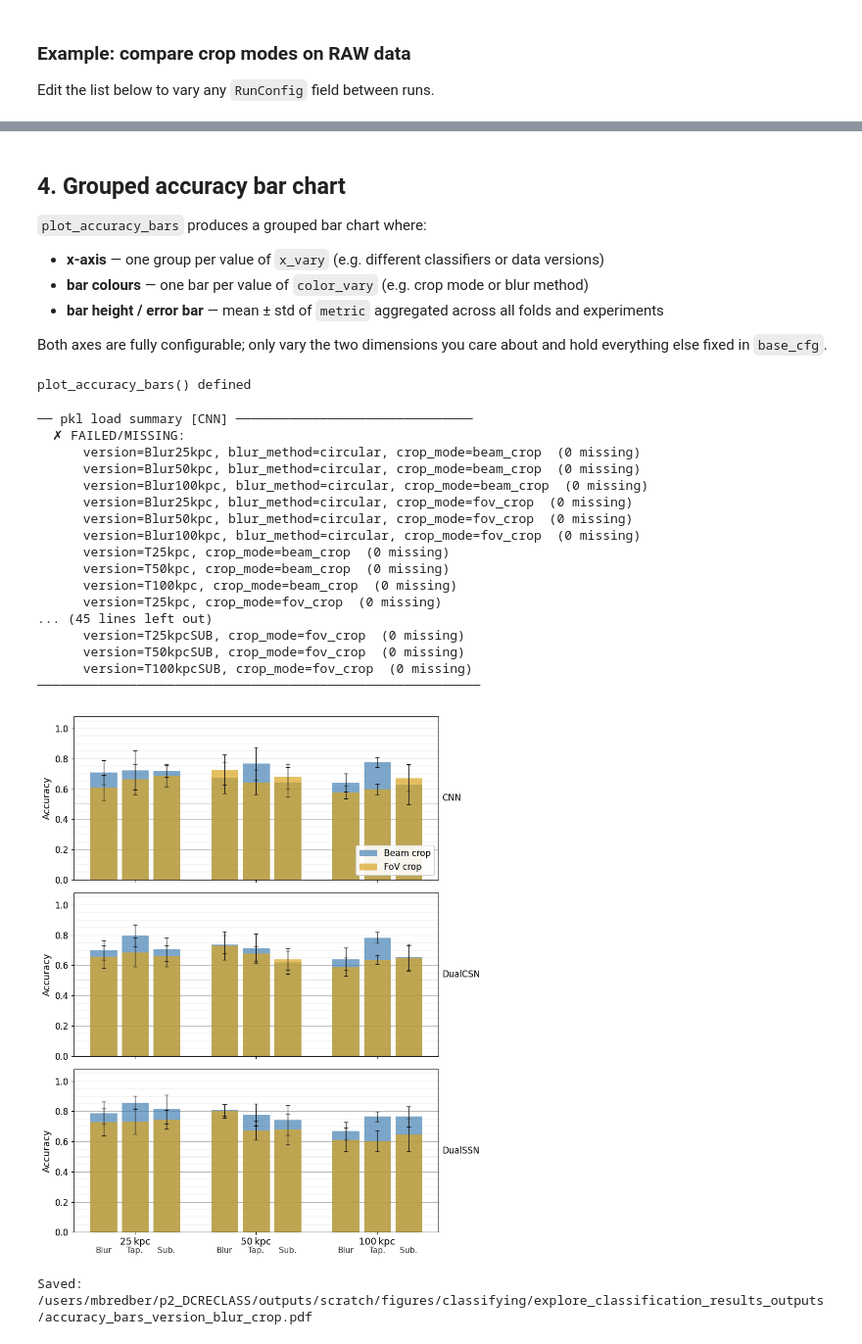
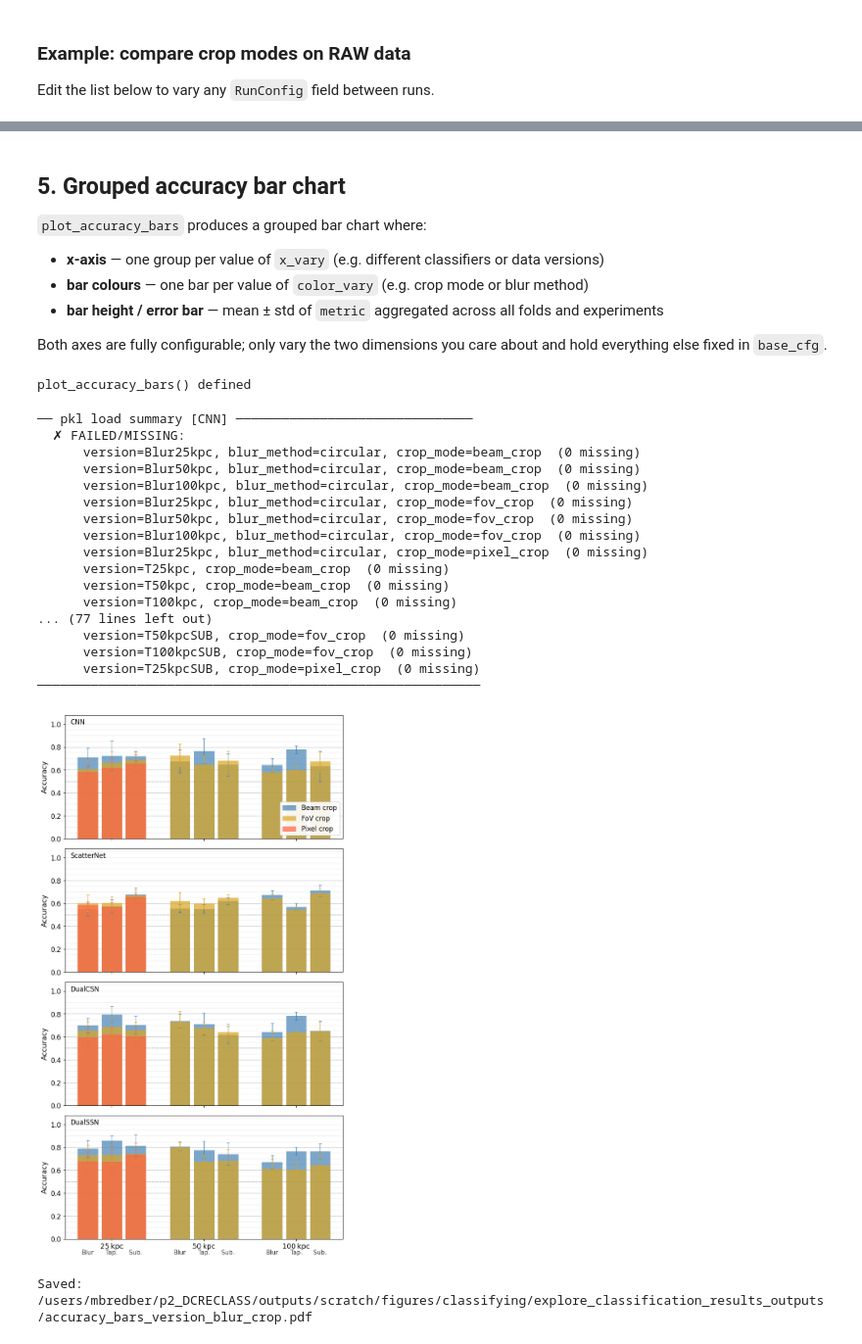
Before and after one commit to MarkusBredberg/dcreclass, a Jupyter notebook: notebooks/explore_classification_results.ipynb, the cells around one changed output, grey strips where cells are left out. Shown at 98% size. Cells and saved outputs as stored; diff of their text form; code cells hidden in the pictures.

```diff
--- a/notebooks/explore_classification_results.ipynb
+++ b/notebooks/explore_classification_results.ipynb
@@ -809,5 +1861,5 @@ Saved: /users/mbredber/p2_DCRECLASS/outputs/scratch/figures/classifying/explore_
 # %% [markdown]
-## 4. Grouped accuracy bar chart
+## 5. Grouped accuracy bar chart
 
 `plot_accuracy_bars` produces a grouped bar chart where:
 - **x-axis** — one group per value of `x_vary` (e.g. different classifiers or data versions)
@@ -923,6 +1975,7 @@ def _draw_bars(
     distinguish_result_versions: bool,
     result_version_priority: List[str],
     legacy_overlay_value: Optional[str],
+    _ov_vals_by_scale: Optional[dict] = None,
     show_n_files: bool = False,
 ) -> list:
     """Draw all bars for one axes panel.  Returns the load_log for printing."""
@@ -959,6 +2012,12 @@ def _draw_bars(
             for xi, scale in enumerate(scales):
                 if scale == 0 and t_idx > 0:
                     continue
+
+                # Per-scale overlay filter
+                if _ov_vals_by_scale is not None and ov_val is not None:
+                    _scale_ovs = _ov_vals_by_scale.get(scale)
+                    if _scale_ovs is not None and ov_val not in _scale_ovs:
+                        continue
 
                 version = _scale_to_version(scale, kind)
 
@@ -1063,7 +2122,7 @@ def _draw_bars(
                     capsize=3,
                     color=bar_fc, edgecolor=bar_ec, linewidth=bar_lw, hatch=bar_hatch,
                     alpha=alpha_bar, label=bar_lbl,
-                    error_kw=dict(linewidth=0.9, ecolor='#111111', capthick=0.9),
+                    error_kw=dict(linewidth=0.9, ecolor=bar_fc, capthick=0.9),
                     zorder=2,
                 )
 
@@ -1163,6 +2222,7 @@ def _prettify(label: str) -> str:
     _map = {
         'fov_crop':         'FoV crop',
         'beam_crop':        'Beam crop',
+        'pixel_crop':       'Pixel crop',
         'circular':         'Blur',
         'circular_no_sub':  'Blur (no sub)',
         'tapering':         'Tap.',
@@ -1195,6 +2255,7 @@ def plot_accuracy_bars(
     result_version_priority: Optional[List[str]] = None,
     legacy_overlay_value: Optional[str] = None,
     classifiers: Optional[List] = None,
+    overlay_values_by_scale: Optional[dict] = None,
     show_n_files: bool = False,
 ) -> 'plt.Figure':
     """Grouped bar chart comparing a metric across kpc processing scales.
@@ -1223,6 +2284,10 @@ def plot_accuracy_bars(
     legacy_overlay_value : Pins LegacyRunConfig (used as base_cfg) to one
                      overlay value when overlay_vary is set.
     classifiers    : List of (label, cfg) or (label, primary, fallback) tuples.
+    overlay_values_by_scale : dict mapping scale → list of overlay_values to show for that
+                     scale.  Overrides the global overlay_values for the specified scales.
+                     E.g. {25: ['beam_crop', 'fov_crop', 'pixel_crop'],
+                           50: ['beam_crop', 'fov_crop']} shows pixel_crop only at 25 kpc.
     """
 
     if result_version_priority in ('highest', ['highest']):
@@ -1307,14 +2372,15 @@ def plot_accuracy_bars(
             result_version_priority     = _priority,
             legacy_overlay_value        = legacy_overlay_value,
             show_n_files                = show_n_files,
+            _ov_vals_by_scale           = overlay_values_by_scale,
         )
         all_load_logs.append((row_label, row_log))
 
         if row_label:
             axes[row_idx].annotate(
                 row_label,
-                xy=(1.01, 0.5), xycoords='axes fraction',
-                fontsize=12, va='center', ha='left',
+                xy=(0.02, 0.97), xycoords='axes fraction',
+                fontsize=12, va='top', ha='left',
                 rotation=0,
             )
 
@@ -1370,64 +2436,73 @@ plot_accuracy_bars() defined
 #                                             fallback (LegacyRunConfig) fills
 #                                             in any bar where primary has no data
 #
+# overlay_values_by_scale : dict | None
+#   Per scale, restrict which overlay values are shown.
+#   Unspecified scales use the full overlay_values list.
+#     {25: ['beam_crop', 'fov_crop', 'pixel_crop'],
+#      50: ['beam_crop', 'fov_crop']}  → pixel_crop only at 25 kpc
+#
 DISTINGUISH_RESULT_VERSIONS  = False
 RESULT_VERSION_PRIORITY      = ['latest']
 SHOW_RADIOUNET               = False
 SHOW_N_FILES                 = False
+OVERLAY_VALUES_BY_SCALE      = {25: ['beam_crop', 'fov_crop', 'pixel_crop'],
+                                50: ['beam_crop', 'fov_crop'],
+                               100: ['beam_crop', 'fov_crop']}
 
 fig = plot_accuracy_bars(
     base_cfg = None,
     scales   = [25, 50, 100],
     scale_version    = ['circular', 'tapering', 'sub'],
     overlay_vary     = 'crop_mode',
-    overlay_values   = ['beam_crop', 'fov_crop'],
+    overlay_values   = ['beam_crop', 'fov_crop', 'pixel_crop'],
     metric           = 'accuracy',
     distinguish_result_versions = DISTINGUISH_RESULT_VERSIONS,
     result_version_priority     = RESULT_VERSION_PRIORITY,
     show_radiounet_ref          = SHOW_RADIOUNET,
     show_n_files                = SHOW_N_FILES,
+    overlay_values_by_scale     = OVERLAY_VALUES_BY_SCALE,
     classifiers = [
         ('CNN',
             RunConfig(classifier='ImageCNN', folds=list(range(10)), num_experiments=3)),
+        ('ScatterNet',
+            RunConfig(classifier='SimpleScatterNet', folds=list(range(10)), num_experiments=3),
+            {}),
         ('DualCSN',
             RunConfig(classifier='DualCSN', folds=list(range(10)), num_experiments=3),
             {'beam_crop':  LegacyRunConfig(classifier='DualCSN', section='beam_cropping',
-                                           folds=list(range(10)), num_experiments=3),
-             'pixel_crop': LegacyRunConfig(classifier='DualCSN', section='pixel_cropping',
                                            folds=list(range(10)), num_experiments=3)}),
         ('DualSSN',
             RunConfig(classifier='DualSSN', folds=list(range(10)), num_experiments=3),
             {'beam_crop':  LegacyRunConfig(classifier='DualSSN', section='beam_cropping',
-                                           folds=list(range(10)), num_experiments=3),
-             'pixel_crop': LegacyRunConfig(classifier='DualSSN', section='pixel_cropping',
                                            folds=list(range(10)), num_experiments=3)}),
     ],
 )
 
 _fname = os.path.join(OUTPUT_DIR, 'accuracy_bars_version_blur_crop.pdf')
 fig.savefig(_fname, bbox_inches='tight')
 plt.show()
 plt.close()
 print('Saved:', _fname)
 # %% [output]
 ── pkl load summary [CNN] ───────────────────────────────
   ✗ FAILED/MISSING:
       version=Blur25kpc, blur_method=circular, crop_mode=beam_crop  (0 missing)
       version=Blur50kpc, blur_method=circular, crop_mode=beam_crop  (0 missing)
       version=Blur100kpc, blur_method=circular, crop_mode=beam_crop  (0 missing)
       version=Blur25kpc, blur_method=circular, crop_mode=fov_crop  (0 missing)
       version=Blur50kpc, blur_method=circular, crop_mode=fov_crop  (0 missing)
       version=Blur100kpc, blur_method=circular, crop_mode=fov_crop  (0 missing)
+      version=Blur25kpc, blur_method=circular, crop_mode=pixel_crop  (0 missing)
       version=T25kpc, crop_mode=beam_crop  (0 missing)
       version=T50kpc, crop_mode=beam_crop  (0 missing)
       version=T100kpc, crop_mode=beam_crop  (0 missing)
-      version=T25kpc, crop_mode=fov_crop  (0 missing)
-... (45 lines left out)
-      version=T25kpcSUB, crop_mode=fov_crop  (0 missing)
+... (77 lines left out)
       version=T50kpcSUB, crop_mode=fov_crop  (0 missing)
       version=T100kpcSUB, crop_mode=fov_crop  (0 missing)
+      version=T25kpcSUB, crop_mode=pixel_crop  (0 missing)
 ──────────────────────────────────────────────────────────
-[figure, old version]
+[figure, new version]
 Saved: /users/mbredber/p2_DCRECLASS/outputs/scratch/figures/classifying/explore_classification_results_outputs/accuracy_bars_version_blur_crop.pdf
 # %%
 # ── Reference (RAW) accuracy: classifiers on x-axis, crop mode as colour ─────
```
Also changed, not shown: parts of 27 cells of this notebook, 8 other files.
